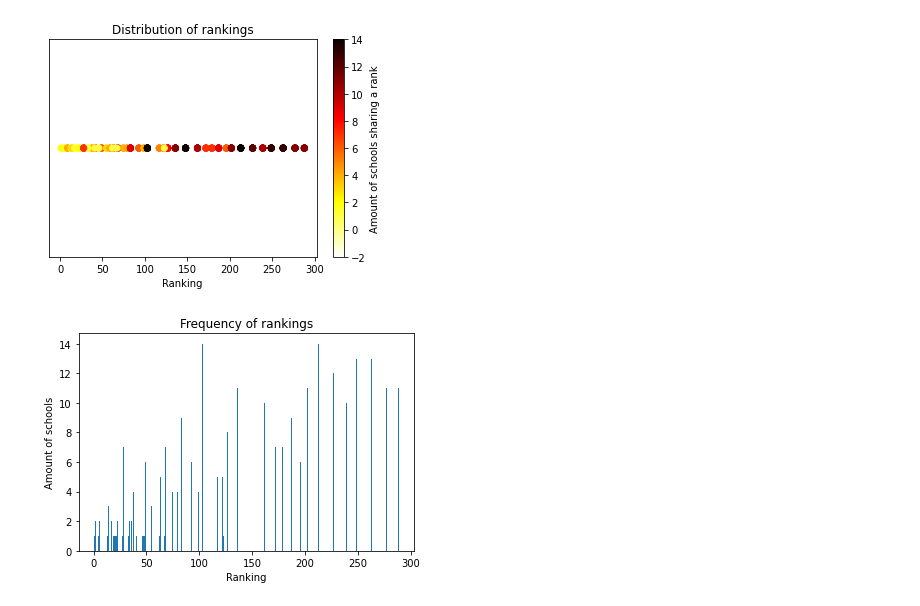
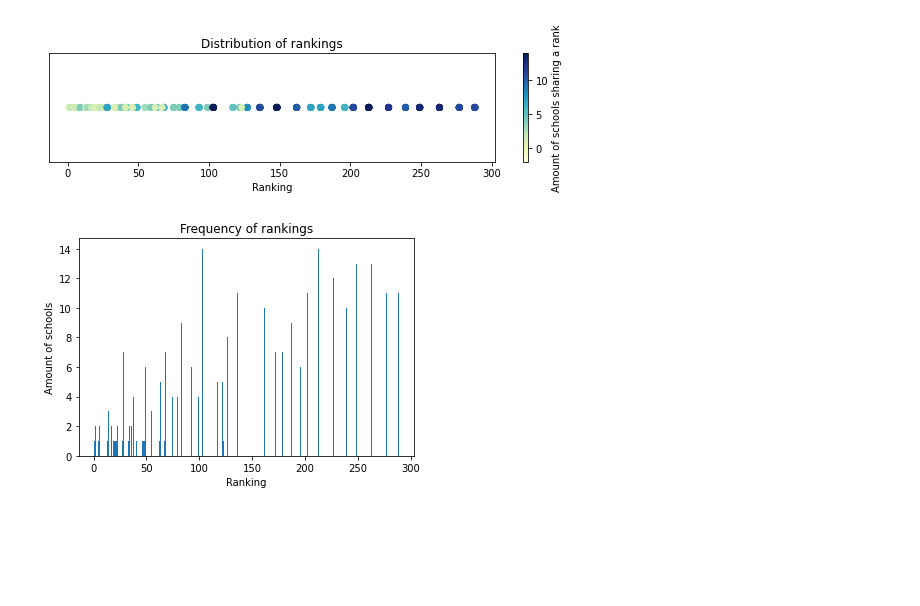
Before and after one commit to BaileyDalton007/USNEWS_Exploratory_Data_Analysis, a Jupyter notebook: data_analysis.ipynb, the cells around one changed output. Cells and saved outputs as stored; diff of their text form; code cells hidden in the pictures; blank space fills up the shorter version.

```diff
--- a/data_analysis.ipynb
+++ b/data_analysis.ipynb
@@ -14,22 +46,23 @@ df = pd.read_csv(COLLEGE_DATA_FILE, delimiter=',')
 # %%
 # Plot showing the spatial distrubition of rankings
 # We can see that they get increasingly sparsed the farther back in the ranking we go
 # Color is also determined with the amount of ties at a specific rank
 
 fig, ax = plt.subplots()
+fig.set_size_inches((10, 2))
 
 line_plot = ax.scatter(df['rank'], np.zeros_like(df['rank']),
-            c=df['rank'].value_counts()[df['rank']], cmap="hot_r", vmin=-2)
+            c=df['rank'].value_counts()[df['rank']], cmap='YlGnBu', vmin=-2)
 
 color_bar = fig.colorbar(line_plot)
 color_bar.set_label('Amount of schools sharing a rank')
 ax.set_title('Distribution of rankings')
 ax.set_xlabel('Ranking')
 ax.set_yticks([])
 
 plt.show()
 # %% [output]
-[figure, old version]
+[figure, new version]
 # %%
 # A similar plots, but more clearly showing the difference in amount of schools
 # at each rank
```
Also changed, not shown: parts of 8 cells of this notebook.
